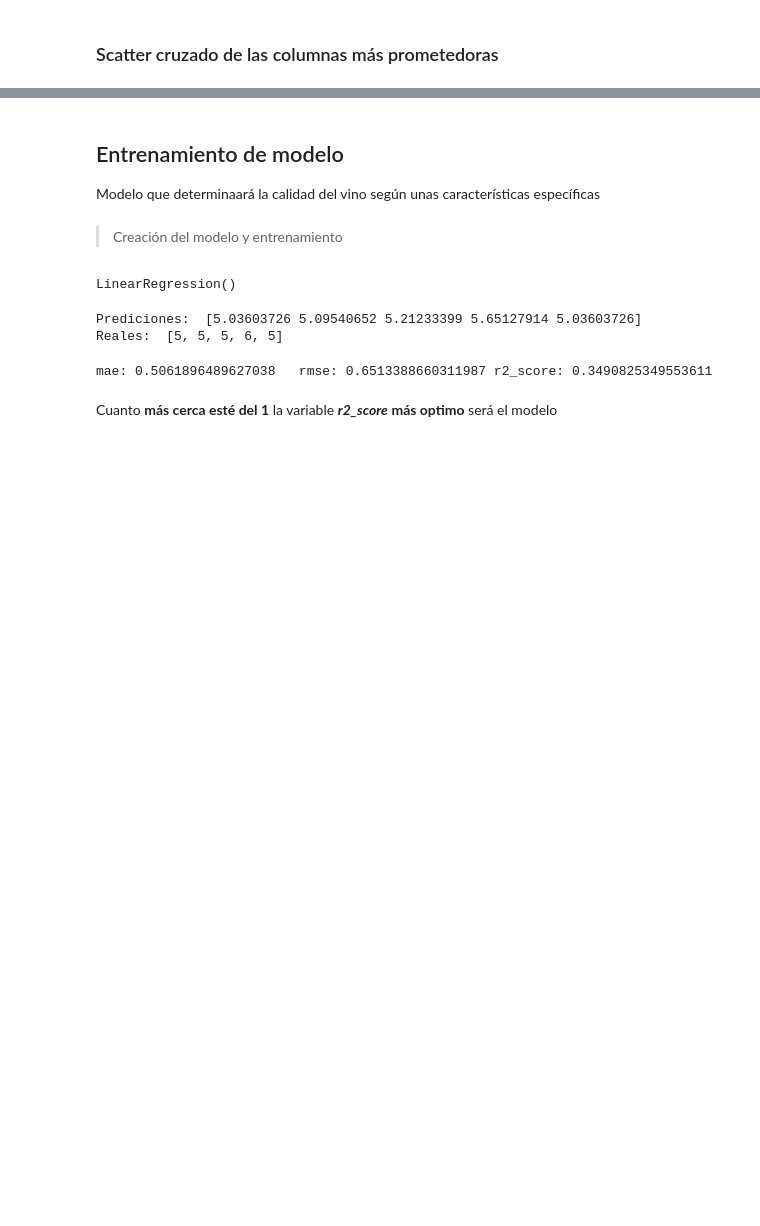
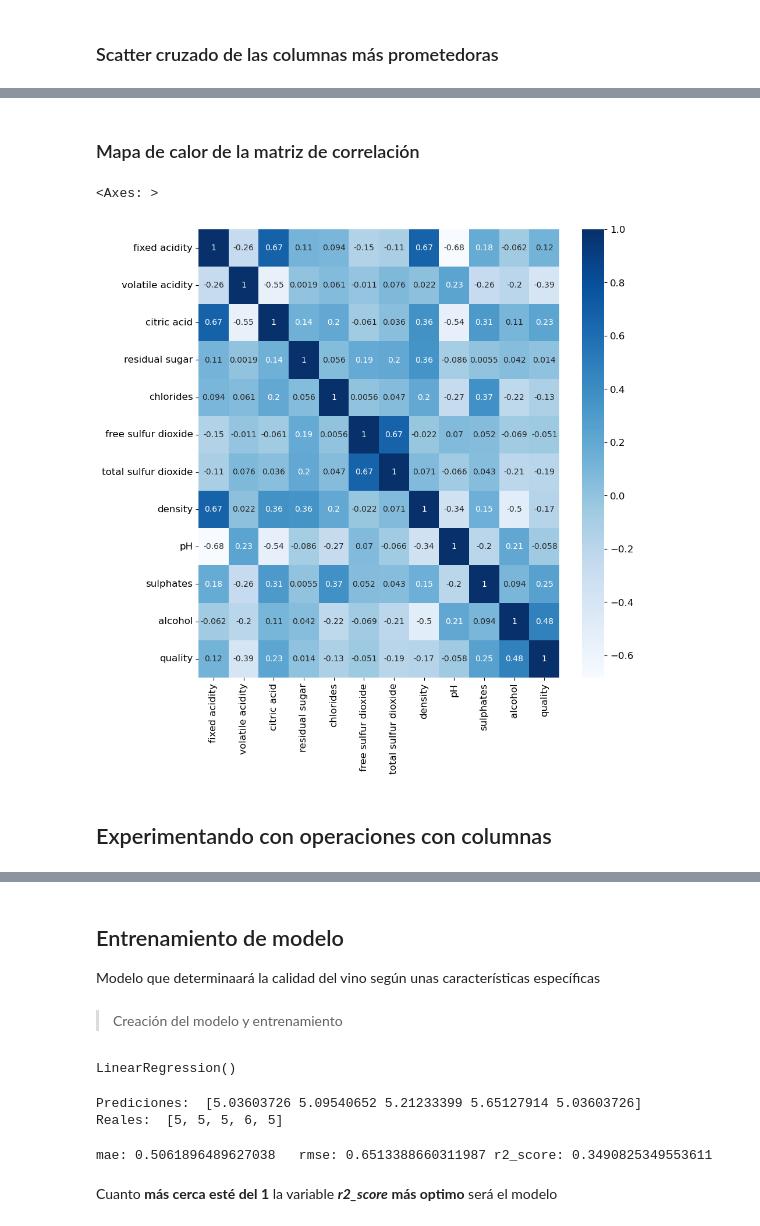
Before and after one commit to DaniMartinezX/carpeta_IA, a Jupyter notebook: Sistemas de Aprendizaxe Automático/practicas/vino_regresion_multivariable.ipynb, the cells around one changed output, grey strips where cells are left out. Cells and saved outputs as stored; diff of their text form; code cells hidden in the pictures; blank space fills up the shorter version.

```diff
--- a/Sistemas de Aprendizaxe Automático/practicas/vino_regresion_multivariable.ipynb
+++ b/Sistemas de Aprendizaxe Automático/practicas/vino_regresion_multivariable.ipynb
@@ -118,0 +117,2 @@ sns.heatmap(corr, annot=True, cmap="Blues")   # El annot es para mostrar los dat
+# %%
+corr_matrix = datos.corr()
@@ -144,0 +171,13 @@ array([[<Axes: xlabel='alcohol', ylabel='alcohol'>,
+# %% [markdown]
+### Mapa de calor de la matriz de correlación
+# %%
+import seaborn as sns
+
+plt.figure(figsize=(10,10))
+
+sns.heatmap(corr_matrix, annot=True, cmap="Blues")   # El annot es para mostrar los datos
+# %% [output]
+<Axes: >
+[figure, added]
+# %% [markdown]
+## Experimentando con operaciones con columnas
```
Also changed, not shown: parts of 27 cells of this notebook, 3 other files.
